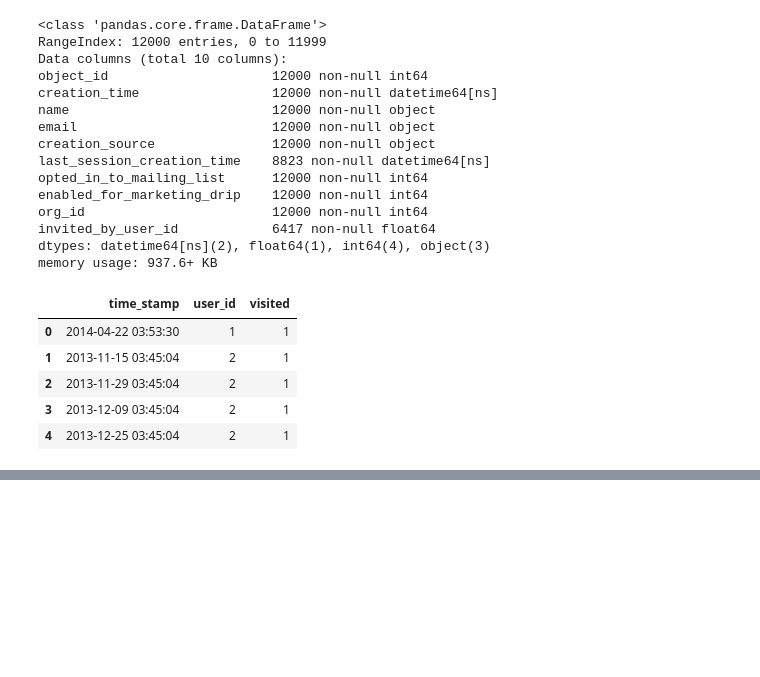
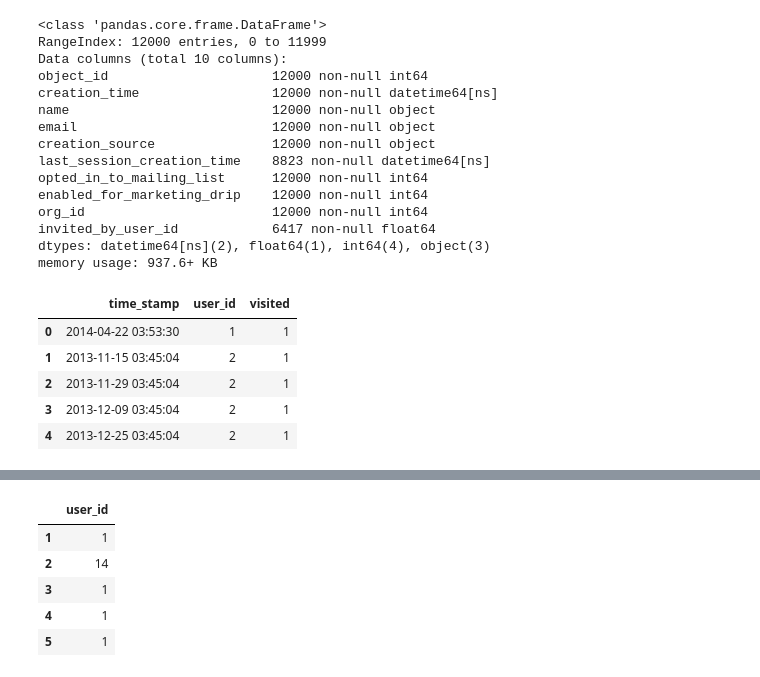
Before and after one commit to mightysquirrely/Springboard-Mini-Projects, a Jupyter notebook: take_home_challenge_relax.ipynb, the cells around one changed output, grey strips where cells are left out. Saved outputs shown, nothing was run; the diff lists cells and outputs as text; code cells hidden in the pictures; blank space fills up the shorter version.

```diff
--- a/take_home_challenge_relax.ipynb
+++ b/take_home_challenge_relax.ipynb
@@ -87,0 +87,2 @@ from sklearn.metrics import accuracy_score
+# %%
+engagement.sort_values(['user_id', 'time_stamp'], inplace=True)
@@ -87,0 +92,11 @@ from sklearn.metrics import accuracy_score
+# %%
+engagement_count = pd.DataFrame(engagement['user_id'].value_counts().sort_index())
+#get list of user_ids and number of sessions created
+engagement_count.head()
+# %% [output]
+|  | user_id |
+| 1 | 1 |
+| 2 | 14 |
+| 3 | 1 |
+| 4 | 1 |
+| 5 | 1 |
```
Also changed, not shown: parts of 23 cells of this notebook.
